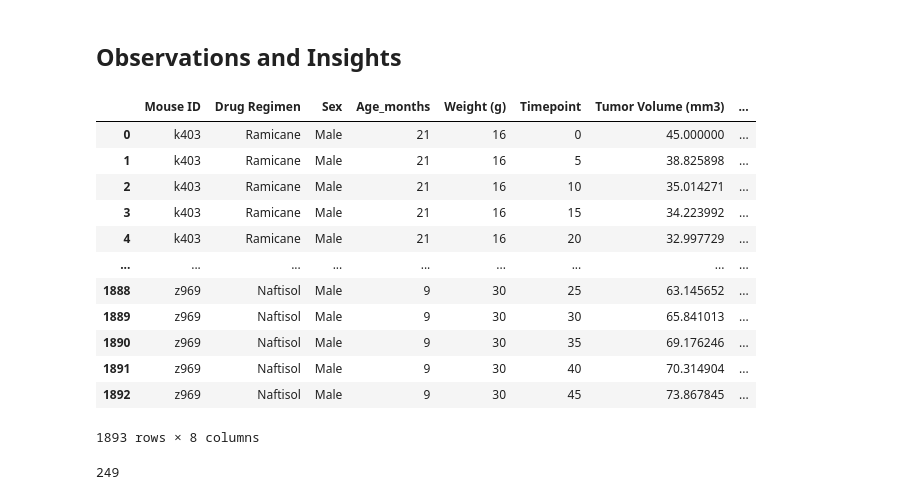
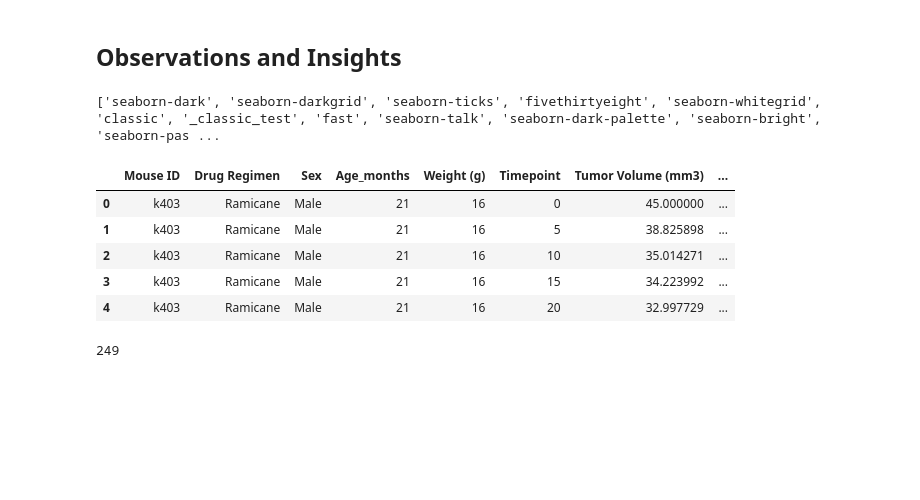
Before and after one commit to aashitarakesh/Matplotlib_Challenge, a Jupyter notebook: pymaceuticals_starter.ipynb, the cells around one changed output. Saved outputs shown, nothing was run; the diff lists cells and outputs as text; code cells hidden in the pictures; blank space fills up the shorter version.

```diff
--- a/pymaceuticals_starter.ipynb
+++ b/pymaceuticals_starter.ipynb
@@ -13,27 +13,23 @@ study_results_path = "data/Study_results.csv"
 # Read the mouse data and the study results
 mouse_metadata = pd.read_csv(mouse_metadata_path)
 study_results = pd.read_csv(study_results_path)
+print(plt.style.available)
+# %% [output]
+['seaborn-dark', 'seaborn-darkgrid', 'seaborn-ticks', 'fivethirtyeight', 'seaborn-whitegrid', 'classic', '_classic_test', 'fast', 'seaborn-talk', 'seaborn-dark-palette', 'seaborn-bright', 'seaborn-pas ...
 # %%
 
 # Combine the data into a single dataset
 combined_df = pd.merge(mouse_metadata,study_results, on="Mouse ID", how="outer")
 
 # Display the data table for preview
-combined_df
+combined_df.head()
 # %% [output]
 |  | Mouse ID | Drug Regimen | Sex | Age_months | Weight (g) | Timepoint | Tumor Volume (mm3) | ... |
 | 0 | k403 | Ramicane | Male | 21 | 16 | 0 | 45.000000 | ... |
 | 1 | k403 | Ramicane | Male | 21 | 16 | 5 | 38.825898 | ... |
 | 2 | k403 | Ramicane | Male | 21 | 16 | 10 | 35.014271 | ... |
 | 3 | k403 | Ramicane | Male | 21 | 16 | 15 | 34.223992 | ... |
 | 4 | k403 | Ramicane | Male | 21 | 16 | 20 | 32.997729 | ... |
-| ... | ... | ... | ... | ... | ... | ... | ... | ... |
-| 1888 | z969 | Naftisol | Male | 9 | 30 | 25 | 63.145652 | ... |
-| 1889 | z969 | Naftisol | Male | 9 | 30 | 30 | 65.841013 | ... |
-| 1890 | z969 | Naftisol | Male | 9 | 30 | 35 | 69.176246 | ... |
-| 1891 | z969 | Naftisol | Male | 9 | 30 | 40 | 70.314904 | ... |
-| 1892 | z969 | Naftisol | Male | 9 | 30 | 45 | 73.867845 | ... |
-1893 rows × 8 columns
 # %%
 # Checking the number of mice.
 number_mice = len(combined_df['Mouse ID'].value_counts())
```
Also changed, not shown: parts of 6 cells of this notebook.
